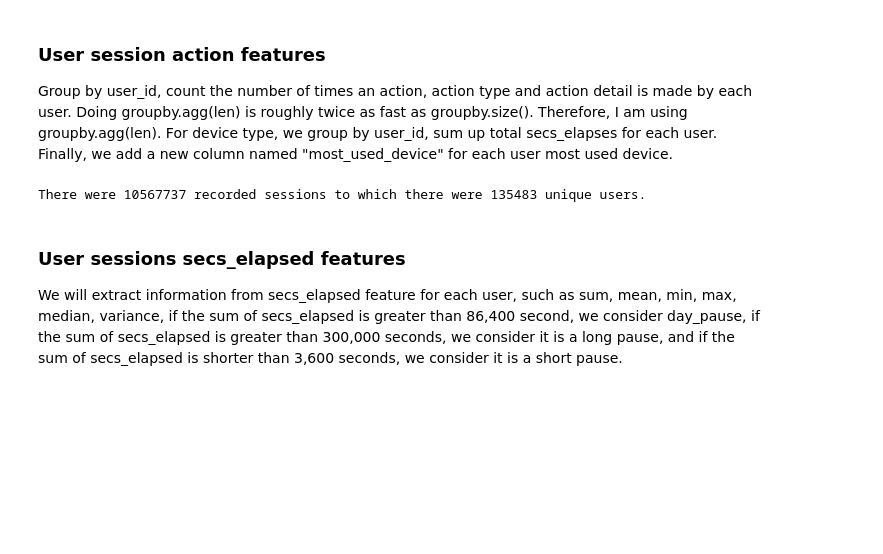
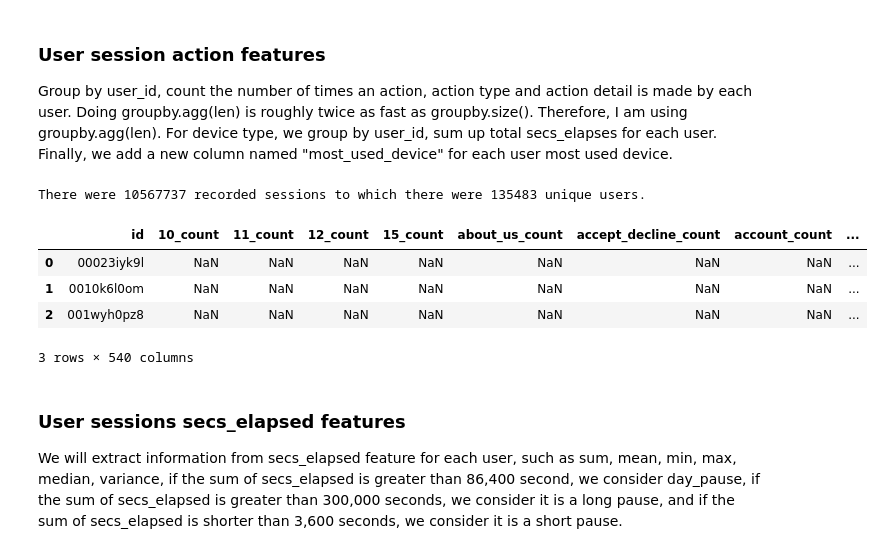
Before and after one commit to longfengpili/Machine-Learning-with-Python, a Jupyter notebook: Airbnb New User Bookings.ipynb, the cells around one changed output. Cells and saved outputs as stored; diff of their text form; code cells hidden in the pictures; blank space fills up the shorter version.

```diff
--- a/Airbnb New User Bookings.ipynb
+++ b/Airbnb New User Bookings.ipynb
@@ -769,7 +874,7 @@ df['age'].fillna(-1, inplace=True)
 
 Group by user_id, count the number of times an action, action type and action detail is made by each user. Doing groupby.agg(len) is roughly twice as fast as groupby.size(). Therefore, I am using groupby.agg(len). For device type, we group by user_id, sum up total secs_elapses for each user. Finally, we add a new column named "most_used_device" for each user most used device.
 # %%
-sessions = pd.read_csv('sessions.csv')
+sessions = pd.read_csv('e:/data/airbnb new user bookings/sessions.csv')
 sessions.rename(columns={'user_id': 'id'}, inplace=True)
 action_count = sessions.groupby(['id', 'action'])['secs_elapsed'].agg(len).unstack()
 action_type_count = sessions.groupby(['id', 'action_type'])['secs_elapsed'].agg(len).unstack()
@@ -788,6 +893,14 @@ There were 10567737 recorded sessions to which there were 135483 unique users.
 # %%
 sessions_data.index.names = ['id']
 sessions_data.reset_index(inplace=True)
+# %%
+sessions_data[:3]
+# %% [output]
+|  | id | 10_count | 11_count | 12_count | 15_count | about_us_count | accept_decline_count | account_count | ... |
+| 0 | 00023iyk9l | NaN | NaN | NaN | NaN | NaN | NaN | NaN | ... |
+| 1 | 0010k6l0om | NaN | NaN | NaN | NaN | NaN | NaN | NaN | ... |
+| 2 | 001wyh0pz8 | NaN | NaN | NaN | NaN | NaN | NaN | NaN | ... |
+3 rows × 540 columns
 # %% [markdown]
 ### User sessions secs_elapsed features
 
```
Also changed, not shown: parts of 28 cells of this notebook.
